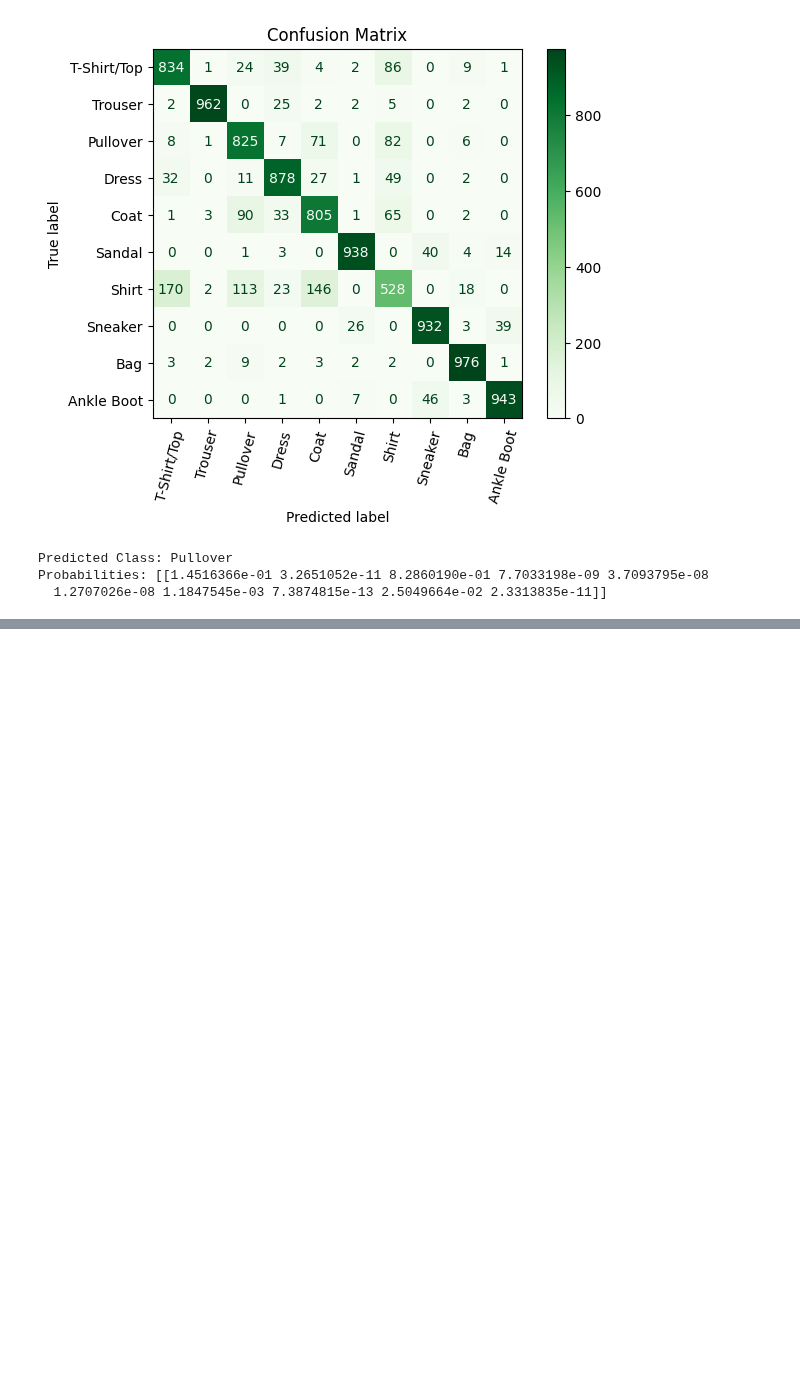
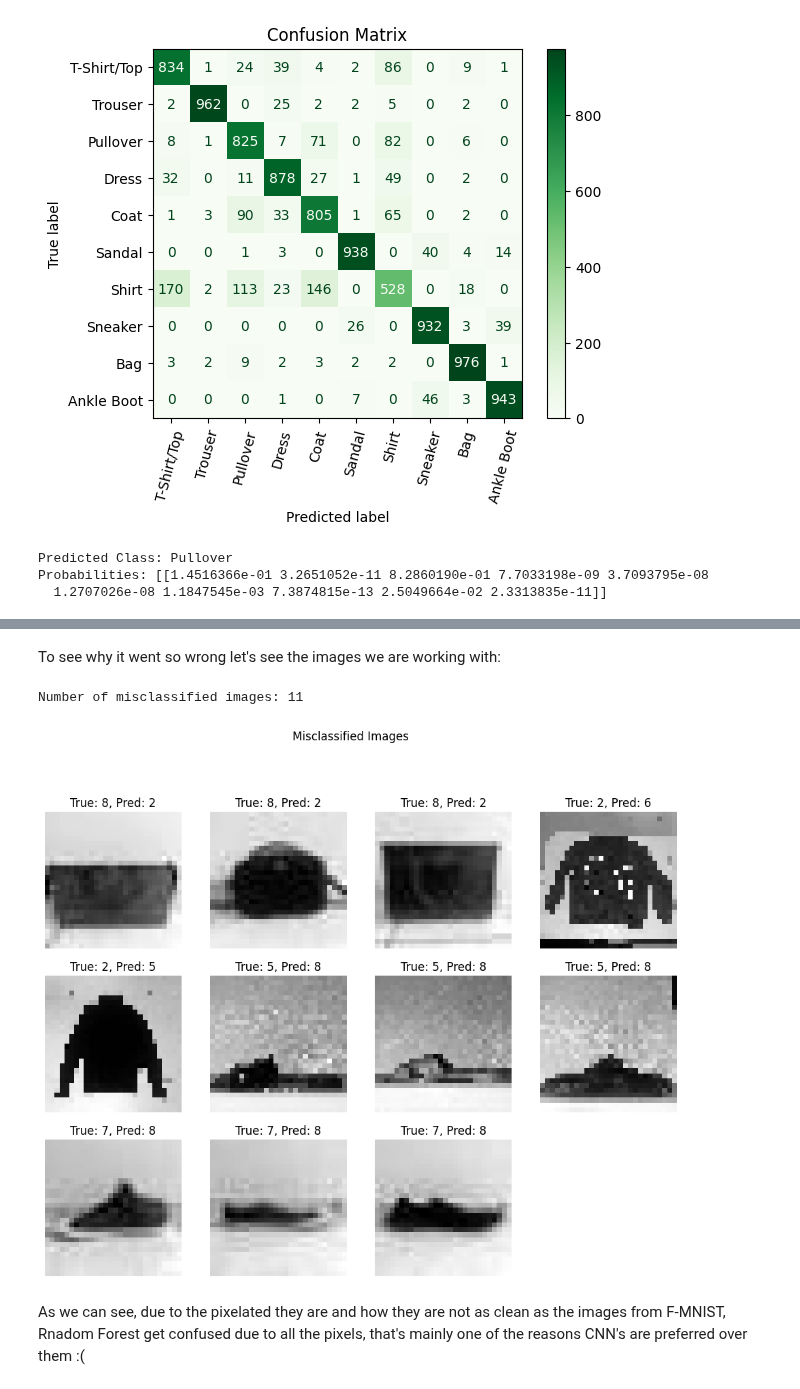
Before and after one commit to ch0fas/ML_Projects, a Jupyter notebook: fashion_mnist.ipynb, the cells around one changed output, grey strips where cells are left out. Saved outputs shown, nothing was run; the diff lists cells and outputs as text; code cells hidden in the pictures; blank space fills up the shorter version.

```diff
--- a/fashion_mnist.ipynb
+++ b/fashion_mnist.ipynb
@@ -597,0 +698,27 @@ Probabilities: [[1.4516366e-01 3.2651052e-11 8.2860190e-01 7.7033198e-09 3.70937
+# %% [markdown]
+To see why it went so wrong let's see the images we are working with:
+# %%
+# Get misclassified indices
+mis_idx = np.where(y != y_pred)[0]
+
+print(f"Number of misclassified images: {len(mis_idx)}")
+
+# Show up to 16 misclassified images
+num_to_show = min(16, len(mis_idx))
+plt.figure(figsize=(12, 12))
+
+for i, idx in enumerate(mis_idx[:num_to_show]):
+    plt.subplot(4, 4, i+1)
+    # Reshape back to 28x28
+    img = x_prueba[idx].reshape(28, 28)
+    plt.imshow(img, cmap='gray')
+    plt.title(f"True: {y[idx]}, Pred: {y_pred[idx]}")
+    plt.axis('off')
+
+plt.suptitle("Misclassified Images")
+plt.show()
+# %% [output]
+Number of misclassified images: 11
+[figure, added]
+# %% [markdown]
+As we can see, due to the pixelated they are and how they are not as clean as the images from F-MNIST, Rnadom Forest get confused due to all the pixels, that's mainly one of the reasons CNN's are preferred over them :(
```
Also changed, not shown: parts of 8 cells of this notebook.
